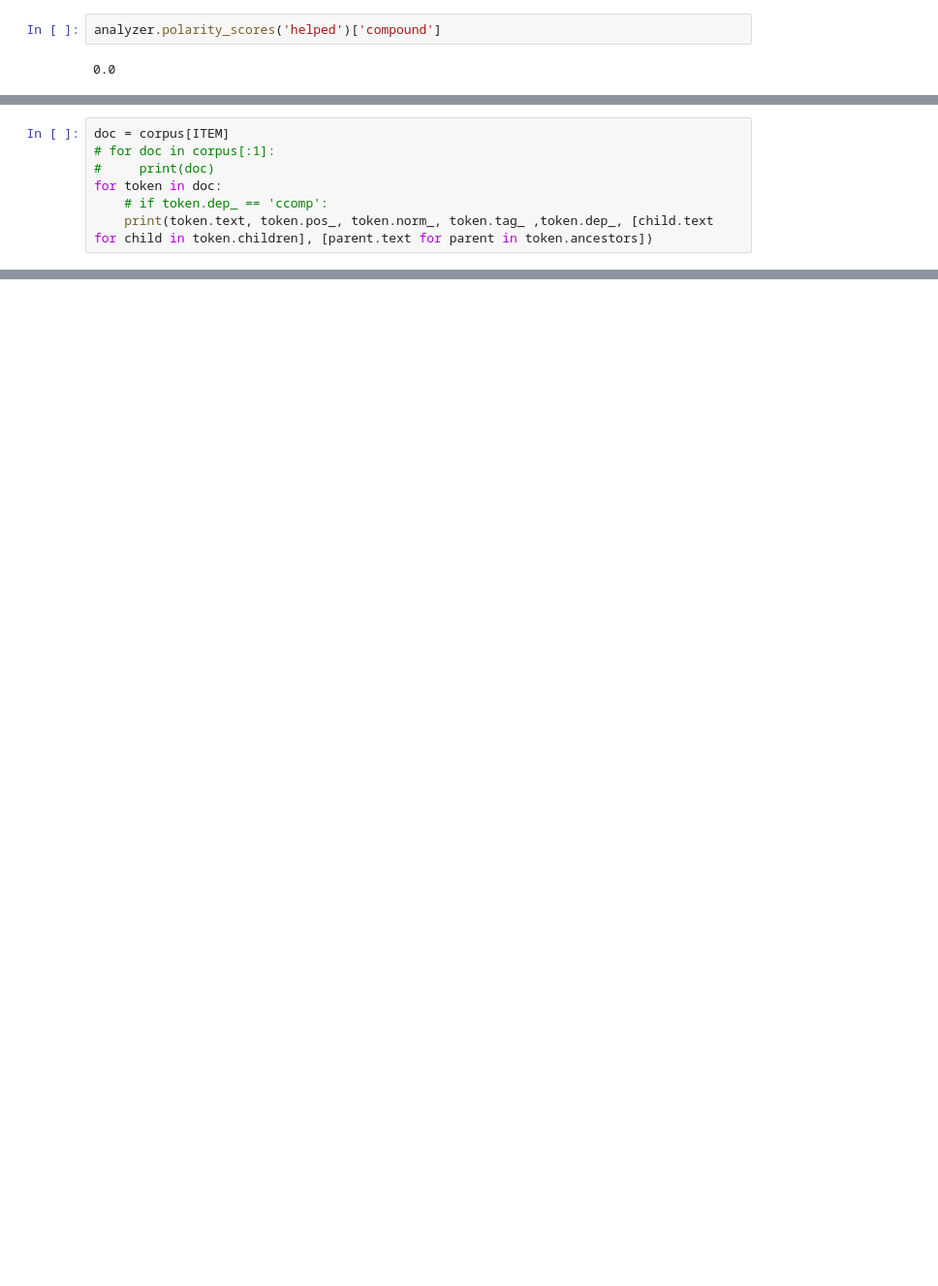
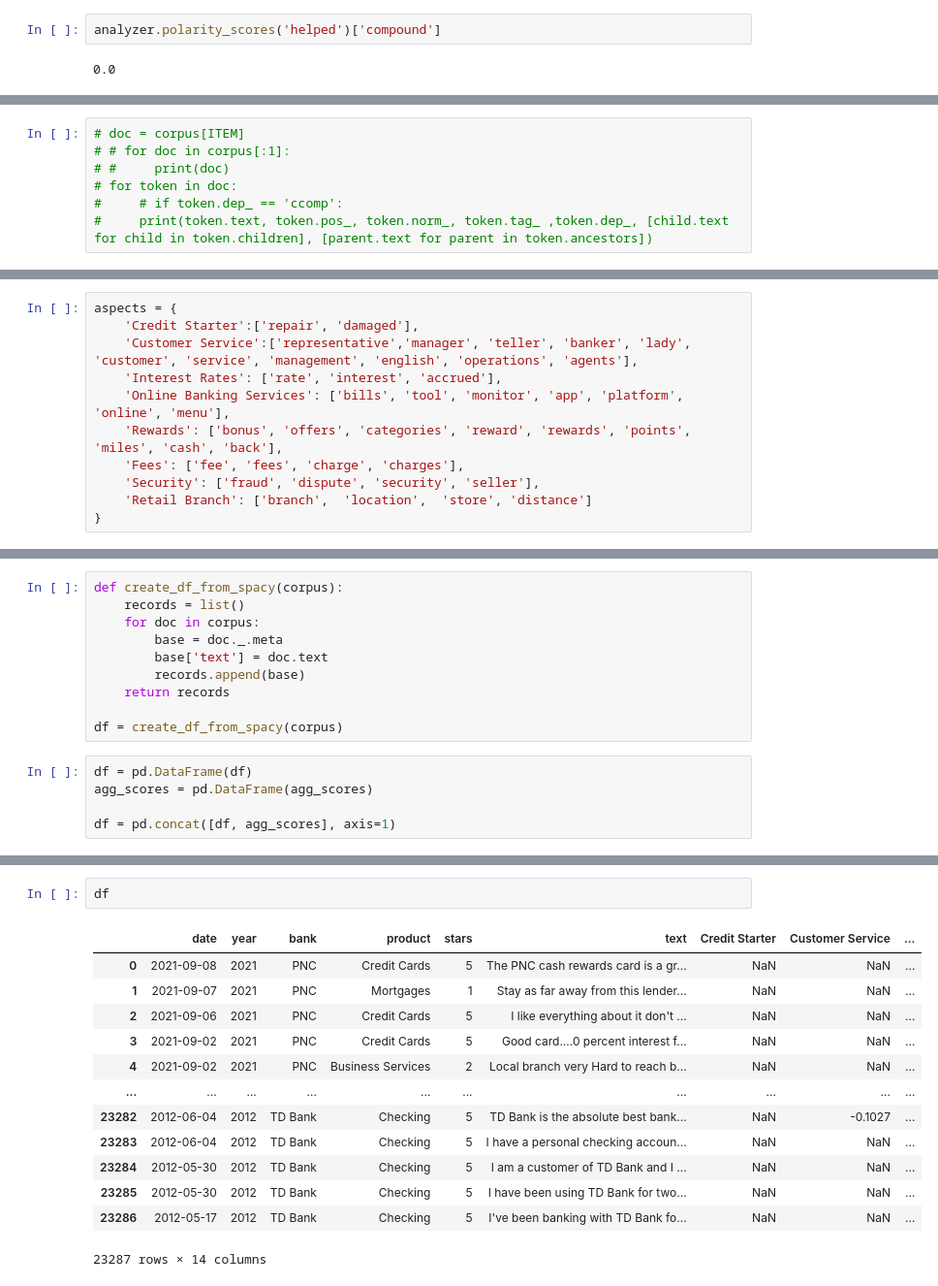
Before and after one commit to GitHubUzr/TextAnalytics, a Jupyter notebook: rule_based_model.ipynb, the cells around one changed output, grey strips where cells are left out. Shown: that part at 97% size. Cells and saved outputs as stored; diff of their text form; blank space fills up the shorter version.

Commit message:
added mapping main aspects function

```diff
--- a/rule_based_model.ipynb
+++ b/rule_based_model.ipynb
@@ -283,9 +280,9 @@ displacy.render(corpus[ITEM], style='dep', jupyter=True, options={'distance':120
 # %% [output]
 [interactive output not drawn]
 # %%
-doc = corpus[ITEM]
-# for doc in corpus[:1]:
-#     print(doc)
-for token in doc:
-    # if token.dep_ == 'ccomp':
-    print(token.text, token.pos_, token.norm_, token.tag_ ,token.dep_, [child.text for child in token.children], [parent.text for parent in token.ancestors])
+# doc = corpus[ITEM]
+# # for doc in corpus[:1]:
+# #     print(doc)
+# for token in doc:
+#     # if token.dep_ == 'ccomp':
+#     print(token.text, token.pos_, token.norm_, token.tag_ ,token.dep_, [child.text for child in token.children], [parent.text for parent in token.ancestors])
@@ -422,0 +317,11 @@ transfer NOUN transfer NN pobj ['balance'] ['for', 'good']
+# %%
+aspects = {
+    'Credit Starter':['repair', 'damaged'],
+    'Customer Service':['representative','manager', 'teller', 'banker', 'lady', 'customer', 'service', 'management', 'english', 'operations', 'agents'],
+    'Interest Rates': ['rate', 'interest', 'accrued'],
+    'Online Banking Services': ['bills', 'tool', 'monitor', 'app', 'platform', 'online', 'menu'],
+    'Rewards': ['bonus', 'offers', 'categories', 'reward', 'rewards', 'points', 'miles', 'cash', 'back'],
+    'Fees': ['fee', 'fees', 'charge', 'charges'],
+    'Security': ['fraud', 'dispute', 'security', 'seller'],
+    'Retail Branch': ['branch',  'location',  'store', 'distance']
+}
@@ -422,0 +386,15 @@ transfer NOUN transfer NN pobj ['balance'] ['for', 'good']
+# %%
+def create_df_from_spacy(corpus):
+    records = list()
+    for doc in corpus:
+        base = doc._.meta
+        base['text'] = doc.text
+        records.append(base)
+    return records
+
+df = create_df_from_spacy(corpus)
+# %%
+df = pd.DataFrame(df)
+agg_scores = pd.DataFrame(agg_scores)
+
+df = pd.concat([df, agg_scores], axis=1)
@@ -422,0 +423,16 @@ transfer NOUN transfer NN pobj ['balance'] ['for', 'good']
+# %%
+df
+# %% [output]
+|  | date | year | bank | product | stars | text | Credit Starter | Customer Service | ... |
+| 0 | 2021-09-08 | 2021 | PNC | Credit Cards | 5 | The PNC cash rewards card is a gr... | NaN | NaN | ... |
+| 1 | 2021-09-07 | 2021 | PNC | Mortgages | 1 | Stay as far away from this lender... | NaN | NaN | ... |
+| 2 | 2021-09-06 | 2021 | PNC | Credit Cards | 5 | I like everything about it don't ... | NaN | NaN | ... |
+| 3 | 2021-09-02 | 2021 | PNC | Credit Cards | 5 | Good card....0 percent interest f... | NaN | NaN | ... |
+| 4 | 2021-09-02 | 2021 | PNC | Business Services | 2 | Local branch very Hard to reach b... | NaN | NaN | ... |
+| ... | ... | ... | ... | ... | ... | ... | ... | ... | ... |
+| 23282 | 2012-06-04 | 2012 | TD Bank | Checking | 5 | TD Bank is the absolute best bank... | NaN | -0.1027 | ... |
+| 23283 | 2012-06-04 | 2012 | TD Bank | Checking | 5 | I have a personal checking accoun... | NaN | NaN | ... |
+| 23284 | 2012-05-30 | 2012 | TD Bank | Checking | 5 | I am a customer of TD Bank and I ... | NaN | NaN | ... |
+| 23285 | 2012-05-30 | 2012 | TD Bank | Checking | 5 | I have been using TD Bank for two... | NaN | NaN | ... |
+| 23286 | 2012-05-17 | 2012 | TD Bank | Checking | 5 | I've been banking with TD Bank fo... | NaN | NaN | ... |
+23287 rows × 14 columns
```
Also changed, not shown: parts of 17 cells of this notebook, 3 other files.
